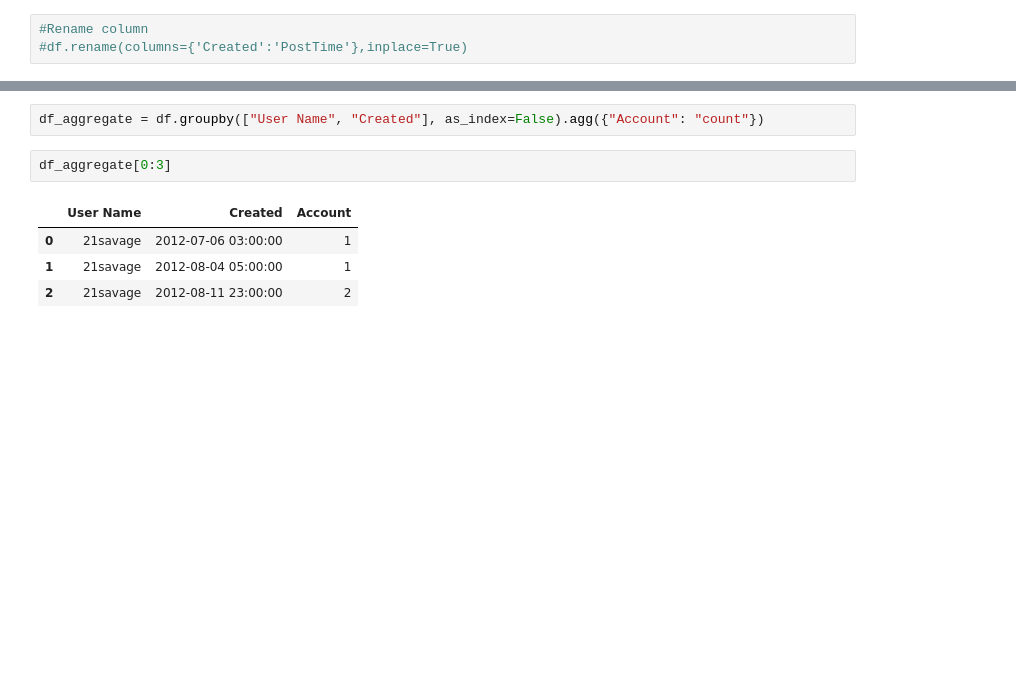
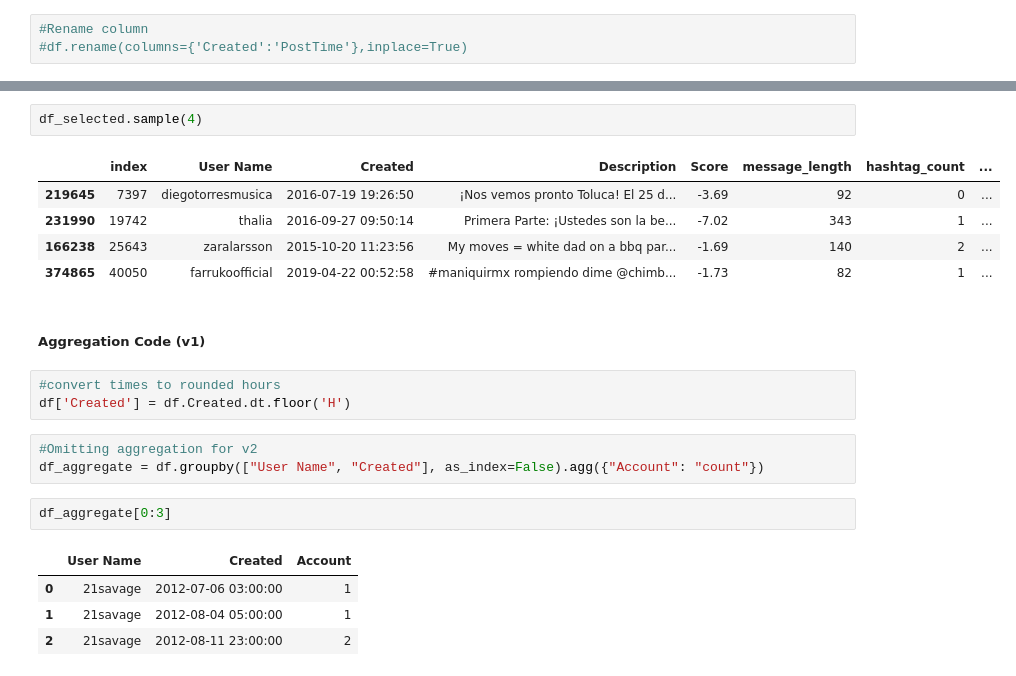
Before and after one commit to ghazalerfani/SocialMedia-Music, a Jupyter notebook: Instagram_EDA.ipynb, the cells around one changed output, grey strips where cells are left out. Saved outputs shown, nothing was run; the diff lists cells and outputs as text; blank space fills up the shorter version.

```diff
--- a/Instagram_EDA.ipynb
+++ b/Instagram_EDA.ipynb
@@ -103,4 +222,18 @@ df.sample(4).T
+# %%
+df_selected.sample(4)
+# %% [output]
+|  | index | User Name | Created | Description | Score | message_length | hashtag_count | ... |
+| 219645 | 7397 | diegotorresmusica | 2016-07-19 19:26:50 | ¡Nos vemos pronto Toluca! El 25 d... | -3.69 | 92 | 0 | ... |
+| 231990 | 19742 | thalia | 2016-09-27 09:50:14 | Primera Parte: ¡Ustedes son la be... | -7.02 | 343 | 1 | ... |
+| 166238 | 25643 | zaralarsson | 2015-10-20 11:23:56 | My moves = white dad on a bbq par... | -1.69 | 140 | 2 | ... |
+| 374865 | 40050 | farrukoofficial | 2019-04-22 00:52:58 | #maniquirmx rompiendo dime @chimb... | -1.73 | 82 | 1 | ... |
+# %% [markdown]
+##### Aggregation Code (v1)
+# %%
+#convert times to rounded hours
+df['Created'] = df.Created.dt.floor('H')
 # %%
+#Omitting aggregation for v2
 df_aggregate = df.groupby(["User Name", "Created"], as_index=False).agg({"Account": "count"})
 # %%
 df_aggregate[0:3]
```
Also changed, not shown: parts of 21 cells of this notebook.
